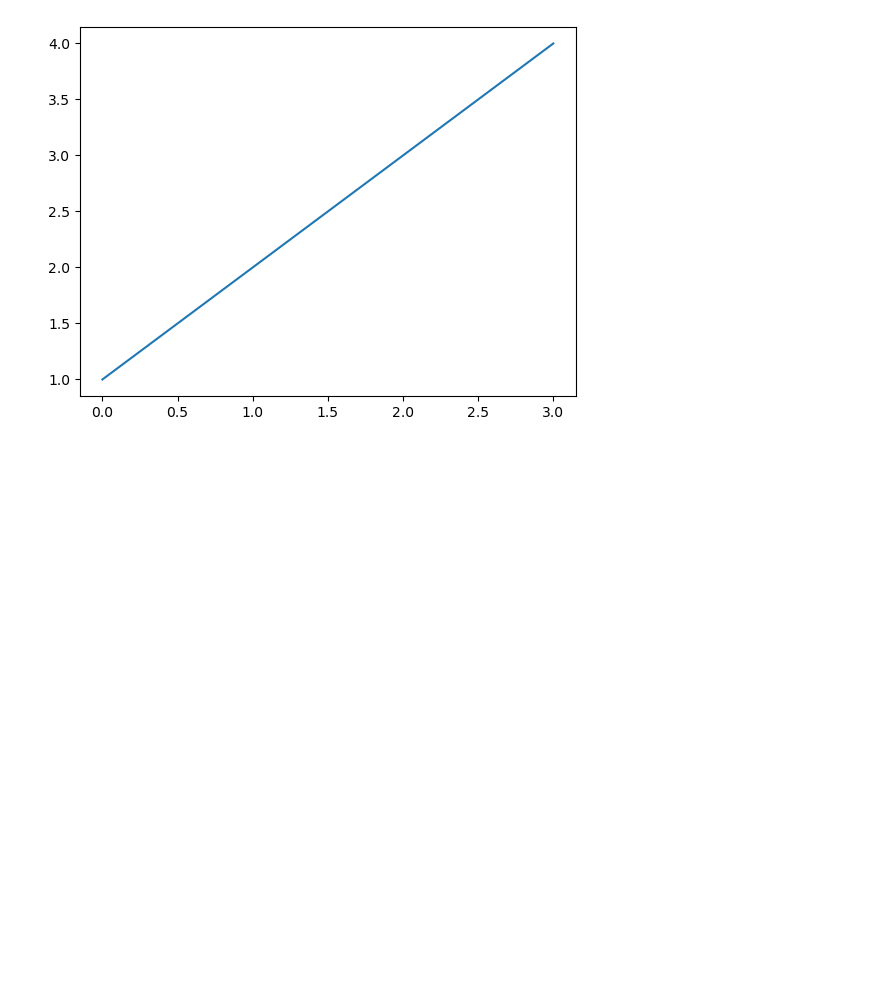
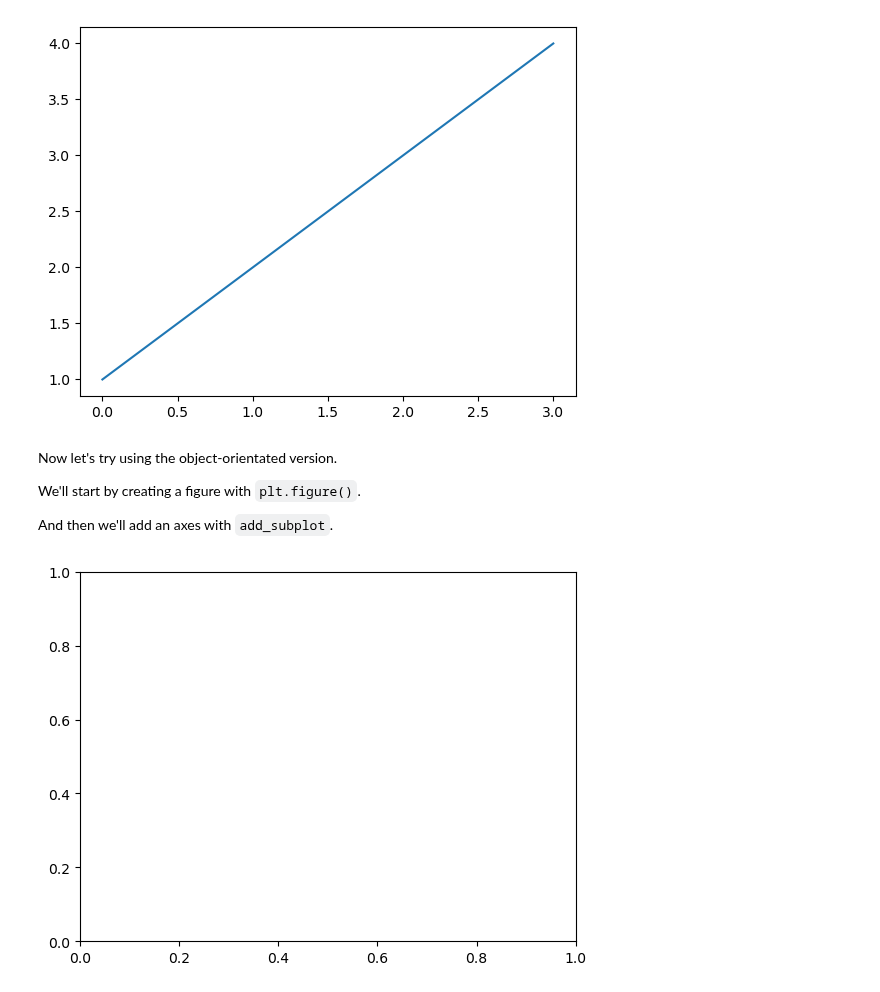
Before and after one commit to abdelaziz-lounes/simple_project, a Jupyter notebook: introduction to matplotLib.ipynb, the cells around one changed output. Drawn from its saved outputs; the diff is of its cells as text; code cells hidden in the pictures; blank space fills up the shorter version.

Commit message:
ways of creating plots

```diff
--- a/introduction to matplotLib.ipynb
+++ b/introduction to matplotLib.ipynb
@@ -53,3 +53,11 @@ plt.show()
 plt.plot([1, 2, 3, 4]);
 # %% [output]
 [figure]
+# %% [markdown]
+
+
+Now let's try using the object-orientated version.
+
+We'll start by creating a figure with `plt.figure()`.
+
+And then we'll add an axes with `add_subplot`.
@@ -55,0 +68,7 @@ plt.plot([1, 2, 3, 4]);
+# %%
+# Creating a plot with the object-orientated verison
+fig = plt.figure() #create a figure
+ax = fig.add_subplot()
+plt.show()
+# %% [output]
+[figure, added]
```
Also changed, not shown: parts of 4 cells of this notebook.
